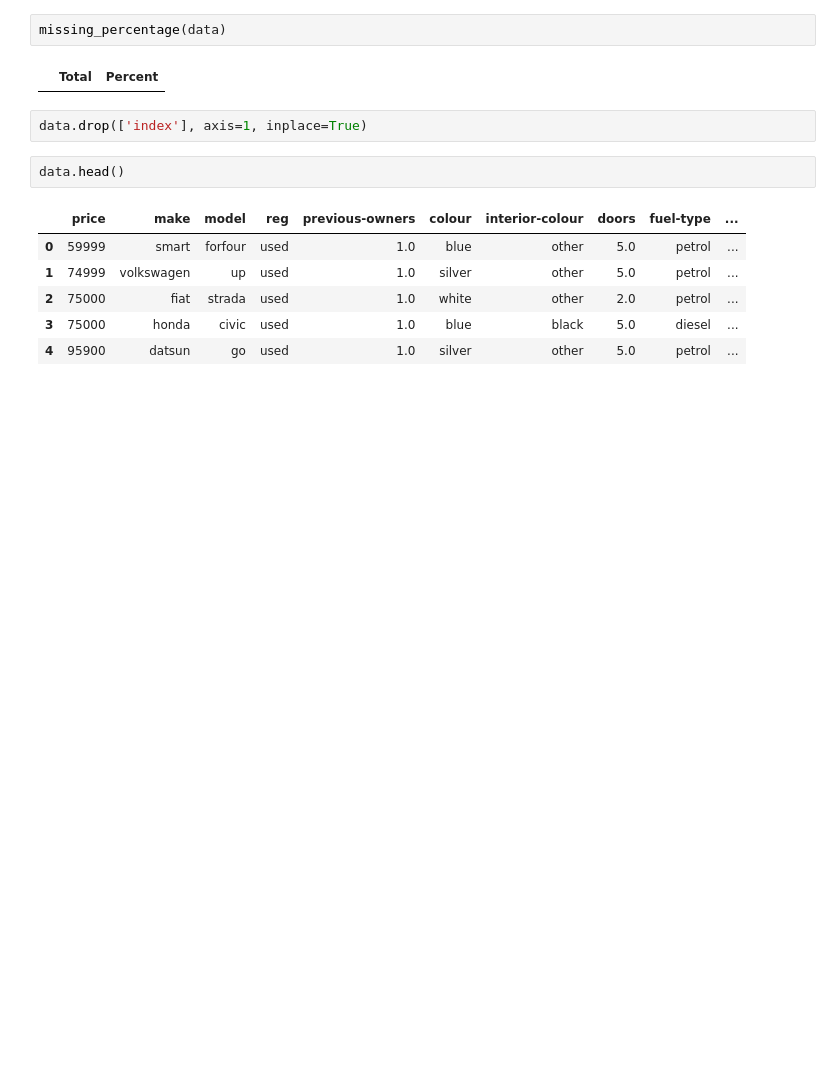
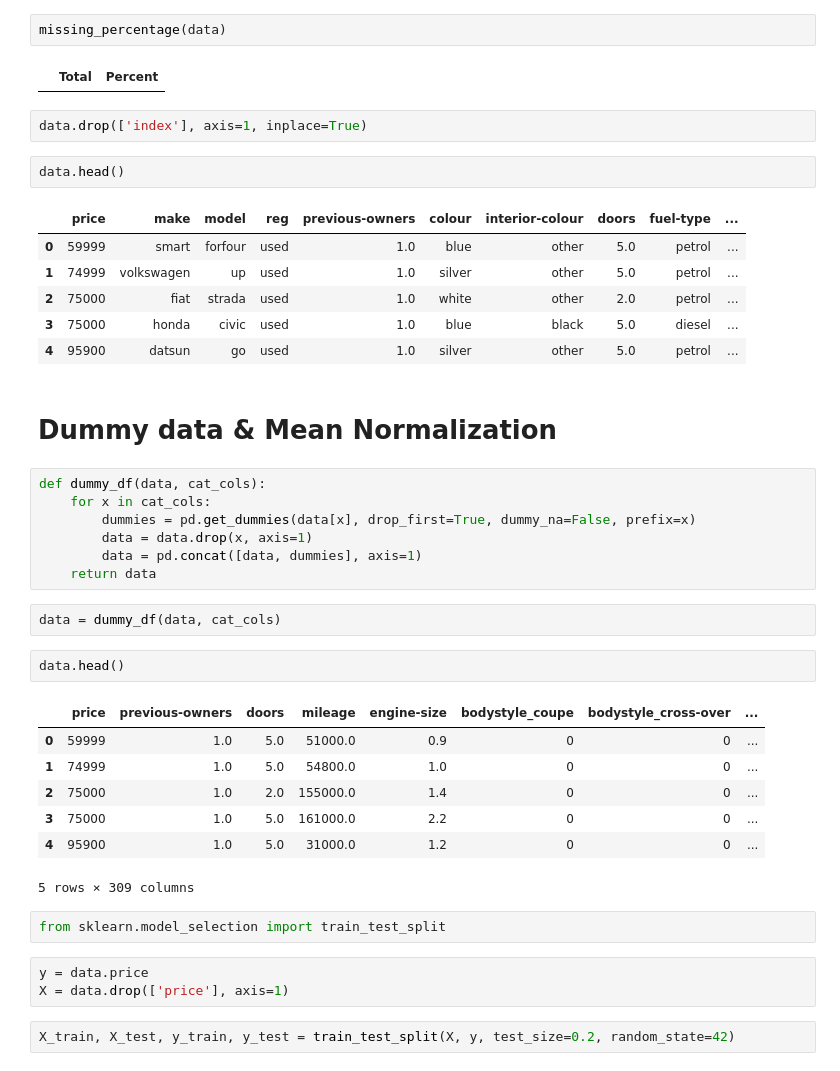
Before and after one commit to shambekela/Namcar-price-predictor, a Jupyter notebook: Car prediction.ipynb, the cells around one changed output. Drawn from its saved outputs; the diff is of its cells as text; blank space fills up the shorter version.

Commit message:
Building the model

```diff
--- a/Car prediction.ipynb
+++ b/Car prediction.ipynb
@@ -576,3 +581,31 @@ data.head()
 | 2 | 75000 | fiat | strada | used | 1.0 | white | other | 2.0 | petrol | ... |
 | 3 | 75000 | honda | civic | used | 1.0 | blue | black | 5.0 | diesel | ... |
 | 4 | 95900 | datsun | go | used | 1.0 | silver | other | 5.0 | petrol | ... |
+# %% [markdown]
+# Dummy data & Mean Normalization
+# %%
+def dummy_df(data, cat_cols):
+    for x in cat_cols:
+        dummies = pd.get_dummies(data[x], drop_first=True, dummy_na=False, prefix=x)
+        data = data.drop(x, axis=1)
+        data = pd.concat([data, dummies], axis=1)
+    return data
+# %%
+data = dummy_df(data, cat_cols)
+# %%
+data.head()
+# %% [output]
+|  | price | previous-owners | doors | mileage | engine-size | bodystyle_coupe | bodystyle_cross-over | ... |
+| 0 | 59999 | 1.0 | 5.0 | 51000.0 | 0.9 | 0 | 0 | ... |
+| 1 | 74999 | 1.0 | 5.0 | 54800.0 | 1.0 | 0 | 0 | ... |
+| 2 | 75000 | 1.0 | 2.0 | 155000.0 | 1.4 | 0 | 0 | ... |
+| 3 | 75000 | 1.0 | 5.0 | 161000.0 | 2.2 | 0 | 0 | ... |
+| 4 | 95900 | 1.0 | 5.0 | 31000.0 | 1.2 | 0 | 0 | ... |
+5 rows × 309 columns
+# %%
+from sklearn.model_selection import train_test_split
+# %%
+y = data.price
+X = data.drop(['price'], axis=1)
+# %%
+X_train, X_test, y_train, y_test = train_test_split(X, y, test_size=0.2, random_state=42)
```
Also changed, not shown: parts of 12 cells of this notebook.
